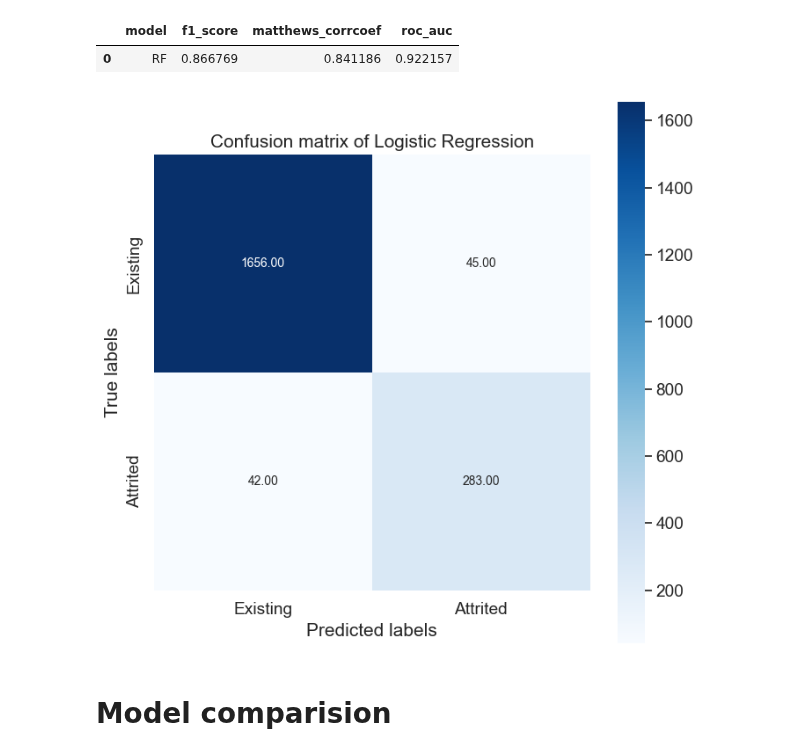
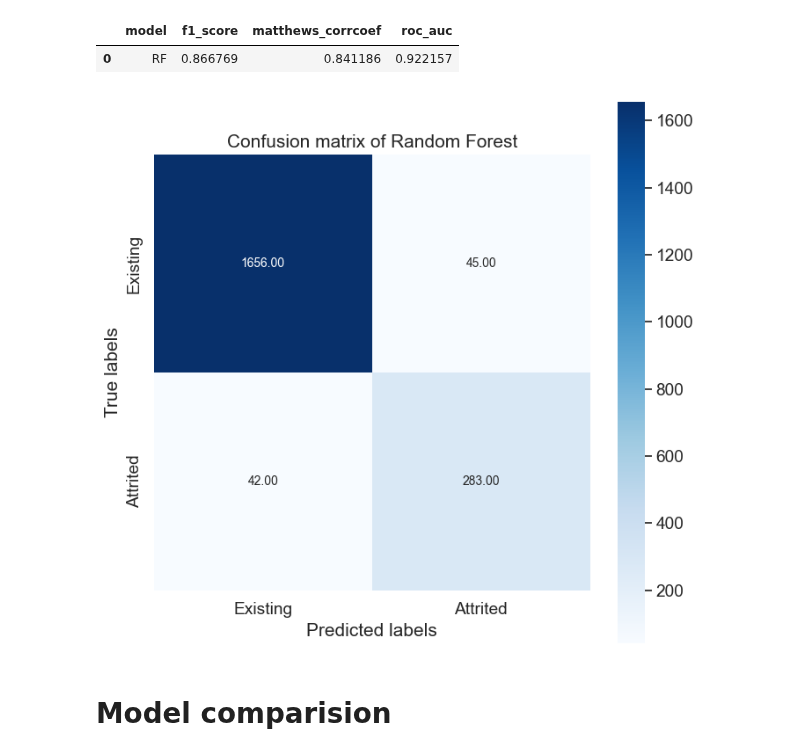
Before and after one commit to kasiadybcio/Credit_card, a Jupyter notebook: notebooks/4.summary.ipynb, the cells around one changed output. Saved outputs shown, nothing was run; the diff lists cells and outputs as text; code cells hidden in the pictures.

```diff
--- a/notebooks/4.summary.ipynb
+++ b/notebooks/4.summary.ipynb
@@ -142,7 +143,7 @@ pd.DataFrame(scores('Logistic Regression',y_test,pred['LR_pred']))
 |  | model | f1_score | matthews_corrcoef | roc_auc |
 | 0 | Logistic Regression | 0.665706 | 0.598704 | 0.81482 |
 # %%
-sns.set(font_scale=1.25)
+sns.set_style("whitegrid",{'font_scale':'1.6'})
 plt.figure(figsize=(8, 8))
 g = sns.heatmap(confusion_matrix(pred["true"], pred['LR_pred']),annot=True, square=True, fmt=".2f", annot_kws={"size": 10},cmap = 'Blues')
 plt.title("Confusion matrix of Logistic Regression")
@@ -173,7 +174,7 @@ confusion_matrix(pred["true"], pred['KNN_pred'])/pred.shape[0]
 array([[0.81391905, 0.02566634],
        [0.07008885, 0.09032577]])
 # %%
-sns.set(font_scale=1.25)
+sns.set_style("whitegrid",{'font_scale':'1.6'})
 plt.figure(figsize=(8, 8))
 g = sns.heatmap(confusion_matrix(pred["true"], pred['KNN_pred']),annot=True, square=True, fmt=".2f", annot_kws={"size": 10},cmap = 'Blues')
 plt.title("Confusion matrix of K-Nearest Neighbors")
@@ -199,10 +200,10 @@ pd.DataFrame(scores('SVC',y_test,pred['SVC_pred']))
 |  | model | f1_score | matthews_corrcoef | roc_auc |
 | 0 | SVC | 0.75 | 0.717414 | 0.82202 |
 # %%
-sns.set(font_scale=1.25)
+sns.set_style("whitegrid",{'font_scale':'1.6'})
 plt.figure(figsize=(8, 8))
 g = sns.heatmap(confusion_matrix(pred["true"], pred['SVC_pred']),annot=True, square=True, fmt=".2f", annot_kws={"size": 10},cmap = 'Blues')
-plt.title("Confusion matrix of Support Vector Machine")
+plt.title("Confusion matrix of Support Vector Classifier")
 g.set_xlabel('Predicted labels')
 g.set_ylabel('True labels');
 g.xaxis.set_ticklabels(['Existing', 'Attrited'])
@@ -225,17 +226,17 @@ pd.DataFrame(scores('RF',y_test,pred['RF_pred']))
 |  | model | f1_score | matthews_corrcoef | roc_auc |
 | 0 | RF | 0.866769 | 0.841186 | 0.922157 |
 # %%
-sns.set(font_scale=1.25)
+sns.set_style("whitegrid",{'font_scale':'1.6'})
 plt.figure(figsize=(8, 8))
 g = sns.heatmap(confusion_matrix(pred["true"], pred['RF_pred']),annot=True, square=True, fmt=".2f", annot_kws={"size": 10},cmap = 'Blues')
-plt.title("Confusion matrix of Logistic Regression")
+plt.title("Confusion matrix of Random Forest")
 g.set_xlabel('Predicted labels')
 g.set_ylabel('True labels');
 g.xaxis.set_ticklabels(['Existing', 'Attrited'])
 g.yaxis.set_ticklabels(['Existing', 'Attrited'])
 plt.show()
 # %% [output]
-[figure, old version]
+[figure, new version]
 # %% [markdown]
 # Model comparision
 # %%
```
Also changed, not shown: parts of 9 cells of this notebook.
